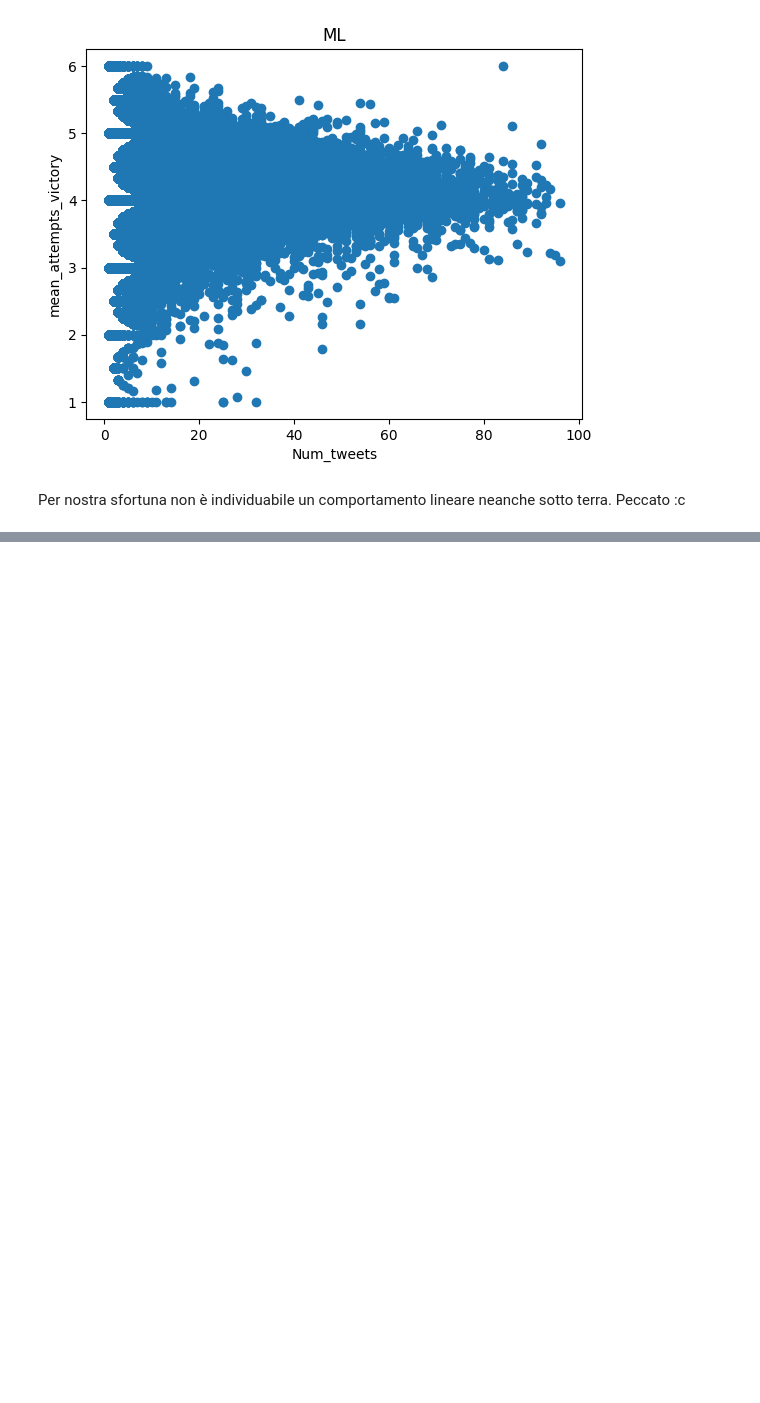
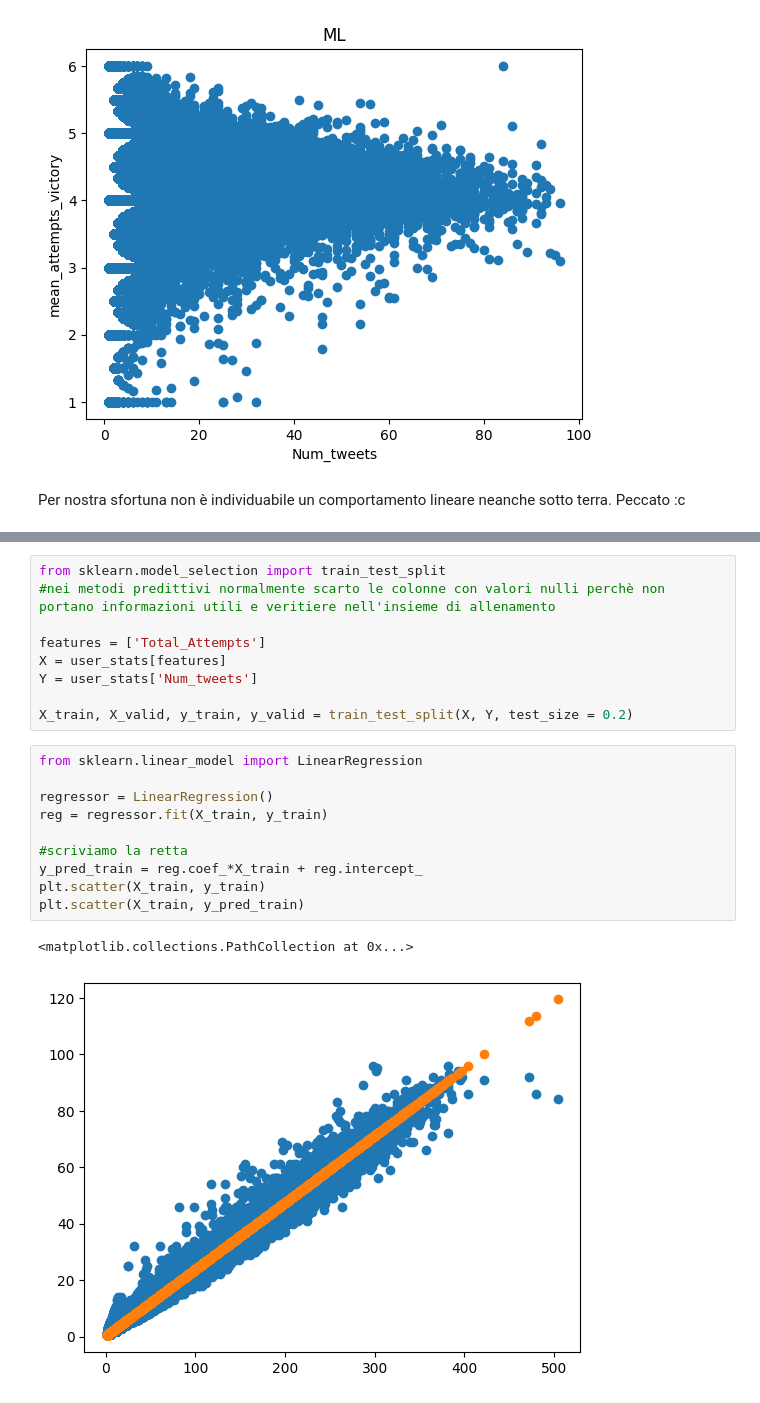
Before and after one commit to roby-ianny/IannelloSuffia_DataScienceProject, a Jupyter notebook: DataScienceProject.ipynb, the cells around one changed output, grey strips where cells are left out. Drawn from its saved outputs; the diff is of its cells as text; blank space fills up the shorter version.

```diff
--- a/DataScienceProject.ipynb
+++ b/DataScienceProject.ipynb
@@ -984,0 +998,22 @@ Questa è molto lineare, ma non sappiamo se per pastore abbia senso. Teniamocela
+# %%
+from sklearn.model_selection import train_test_split
+#nei metodi predittivi normalmente scarto le colonne con valori nulli perchè non portano informazioni utili e veritiere nell'insieme di allenamento
+
+features = ['Total_Attempts']
+X = user_stats[features]
+Y = user_stats['Num_tweets']
+
+X_train, X_valid, y_train, y_valid = train_test_split(X, Y, test_size = 0.2)
+# %%
+from sklearn.linear_model import LinearRegression
+
+regressor = LinearRegression()
+reg = regressor.fit(X_train, y_train)
+
+#scriviamo la retta
+y_pred_train = reg.coef_*X_train + reg.intercept_
+plt.scatter(X_train, y_train)
+plt.scatter(X_train, y_pred_train)
+# %% [output]
+<matplotlib.collections.PathCollection at 0x...>
+[figure, added]
```
Also changed, not shown: parts of 19 cells of this notebook.
